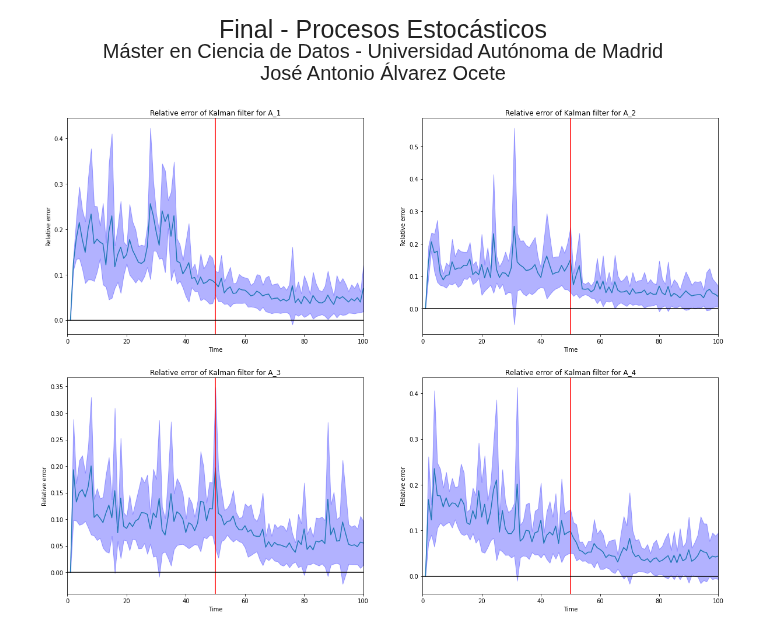
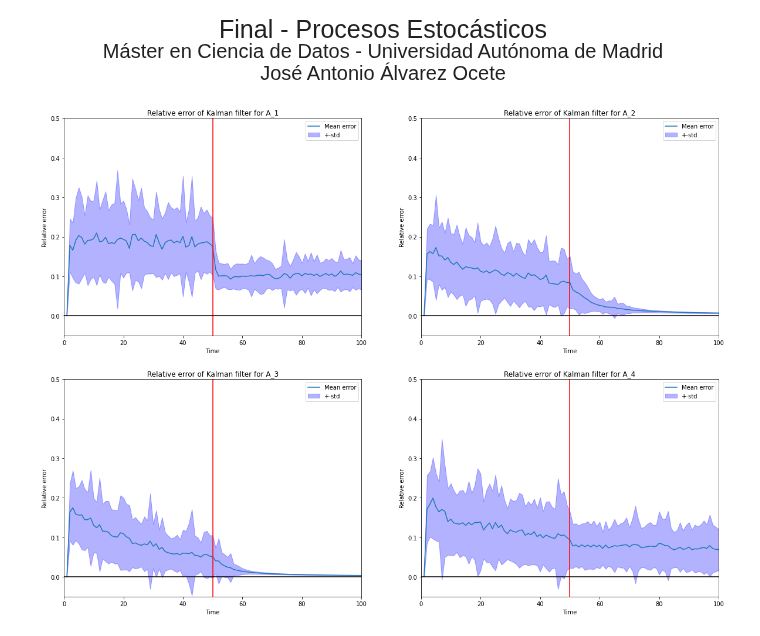
Before and after one commit to Ocete/mcd, a Jupyter notebook: PE/Discreto/final/kalman.ipynb, the cells around one changed output. Drawn from its saved outputs; the diff is of its cells as text; code cells hidden in the pictures.

```diff
--- a/PE/Discreto/final/kalman.ipynb
+++ b/PE/Discreto/final/kalman.ipynb
@@ -66,32 +66,33 @@ class KalmanFilter():
 # %%
 def subplot_errors(axis, x, mean, std, model_name):
     axis.plot(x, mean)
     axis.fill_between(x, mean-std, mean+std, color='b', alpha=.3)
-    axis.axvline(x=50, ymin=0, color='r')
-    axis.axhline(y=0, xmin=0, color='black')
+    axis.axvline(x=50, ymin=0, color='r', label='_nolegend_')
+    axis.axhline(y=0, xmin=0, color='black', label='_nolegend_')
     axis.set_xlim([0,100])
     axis.set_ylim([-0.05,0.5])
+    axis.legend(['Mean error', '+-std'])
     axis.set_xlabel('Time')
     axis.set_ylabel('Relative error')
     axis.set_title('Relative error of Kalman filter for {}'.format(model_name))
 
-def plot_errors(models, max_time=100, n_repetitions=500):
+def plot_errors(models, max_time=100, n_repetitions=100):
     names = [ 'A_{}'.format(i) for i in range(1,5) ]
     x = np.arange(1, 101)
     rel_errors = [
         [ m.simulate_kalman_filter(max_time) for i in range(n_repetitions) ]
         for m in models
     ]
-    means = np.mean(rel_errors, axis=0)
-    stds = np.std(rel_errors, axis=0)
+    means = np.mean(rel_errors, axis=1)
+    stds = np.std(rel_errors, axis=1)
 
     _, axis = plt.subplots(2, 2, figsize=(20,15))
     axis = np.array(axis).flatten()
     for i in range(4):
         subplot_errors(axis[i], x, means[i], stds[i], names[i])
 
 np.random.seed(123)
 models = [ KalmanFilter(get_test_case(i)) for i in range(1, 5) ]
 plot_errors(models)
 # %% [output]
-[figure, old version]
+[figure, new version]
```
Also changed, not shown: parts of 1 cell of this notebook, 2 other files.
